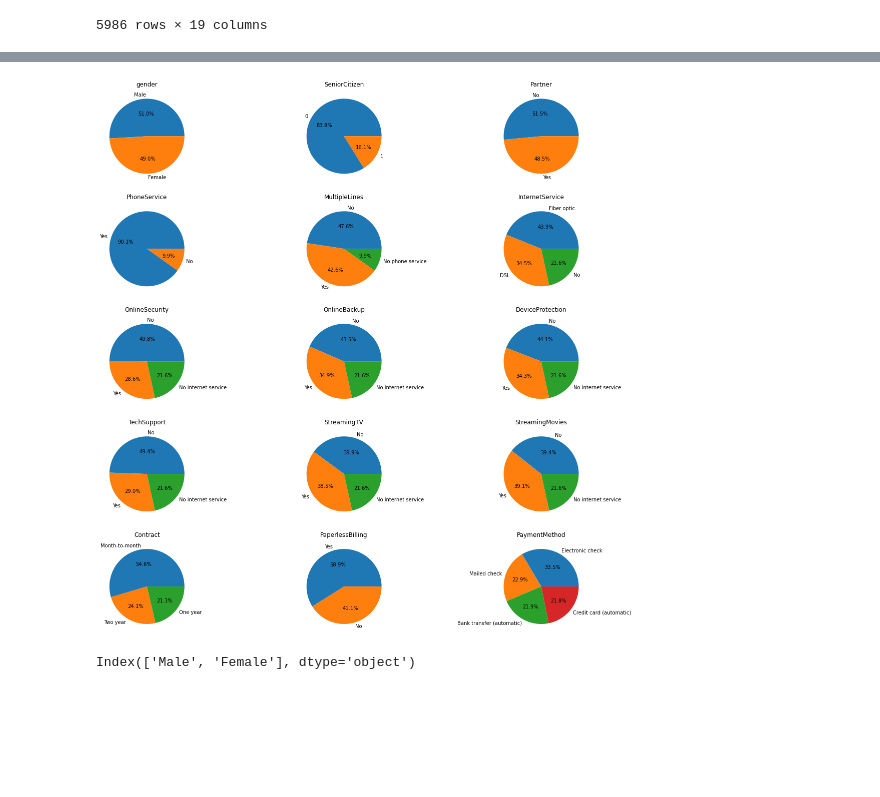
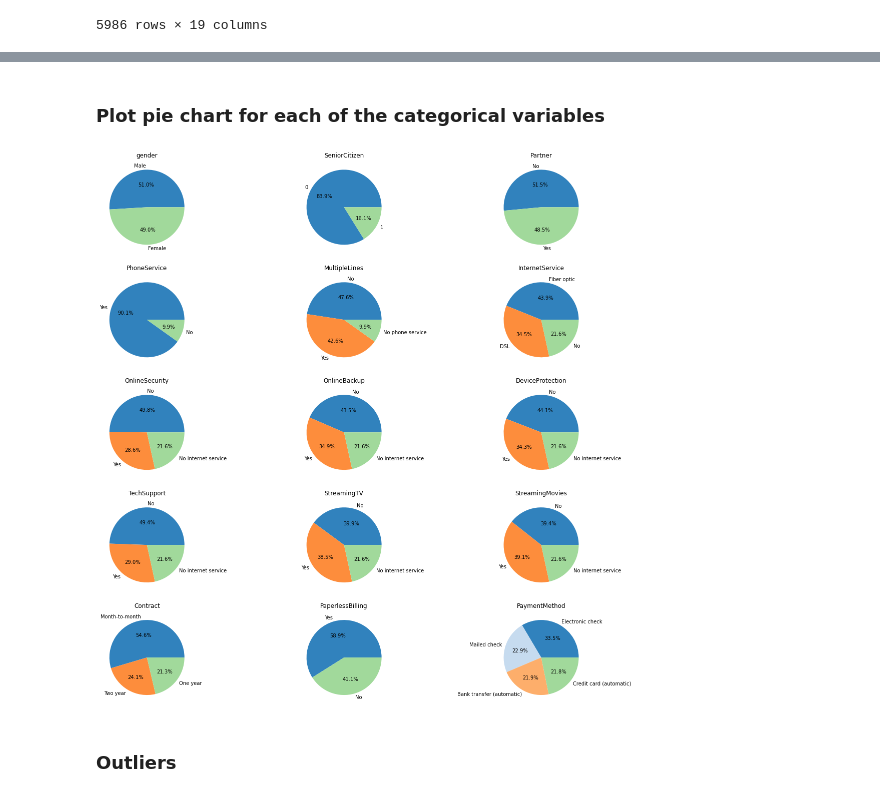
Before and after one commit to RodrigoSilvaC/CSE6740, a Jupyter notebook: final_project.ipynb, the cells around one changed output, grey strips where cells are left out. Cells and saved outputs as stored; diff of their text form; code cells hidden in the pictures; blank space fills up the shorter version.

```diff
--- a/final_project.ipynb
+++ b/final_project.ipynb
@@ -79,15 +89,22 @@ X
+# %% [markdown]
+### Plot pie chart for each of the categorical variables
 # %%
+colors = plt.cm.viridis
+
 fig, axes = plt.subplots(nrows = 5, ncols = 3, figsize = (20,20))
 for i, ax in enumerate(axes.flatten()):
     x = df[X_cat].iloc[:,i].value_counts(normalize = True)
+    slices = len(list(x.index))
+    colormap = plt.cm.tab20c
+    colors = colormap(np.linspace(0., 0.5, slices))
+
     ax.pie(x,
         autopct='%1.1f%%',
-        labels = list(x.index))
+        labels = list(x.index),
+        colors = colors)
     ax.set_title(list(df[X_cat].columns)[i])
 plt.show()
 # %% [output]
-[figure, old version]
+[figure, new version]
-# %%
-df[X_cat].iloc[:,0].value_counts(normalize = True).index
-# %% [output]
-Index(['Male', 'Female'], dtype='object')
+# %% [markdown]
+### Outliers
```
Also changed, not shown: parts of 2 cells of this notebook.
